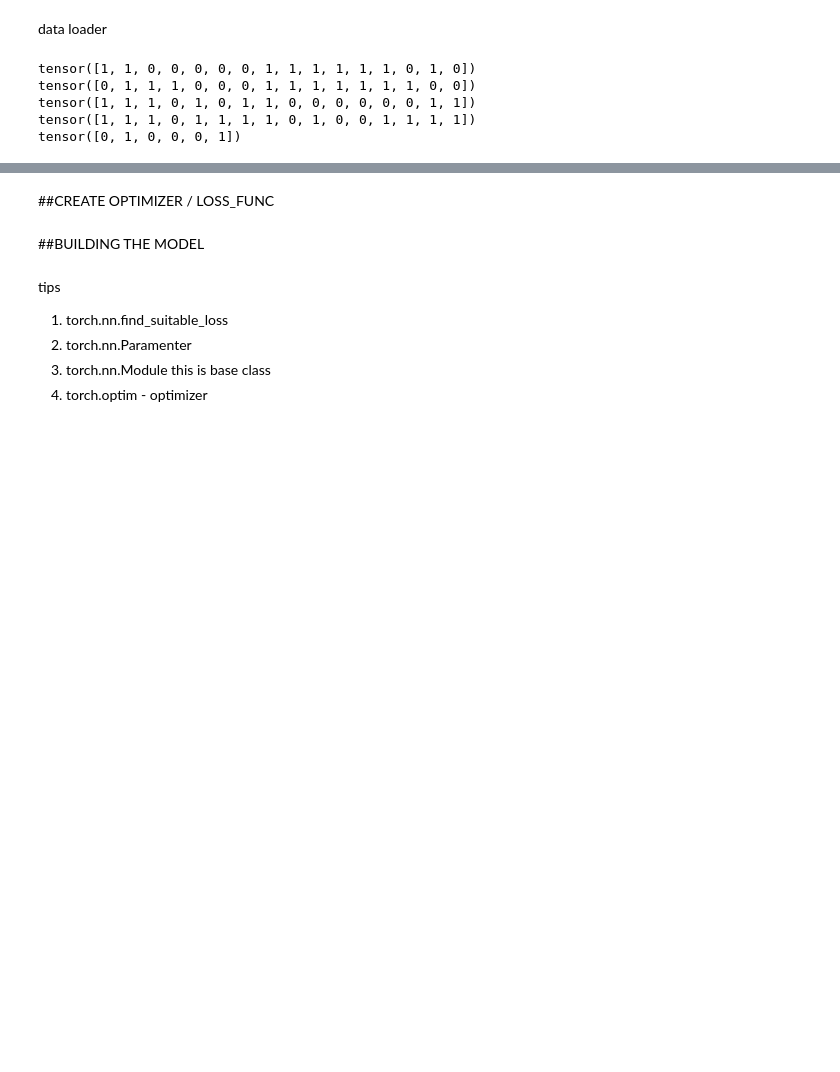
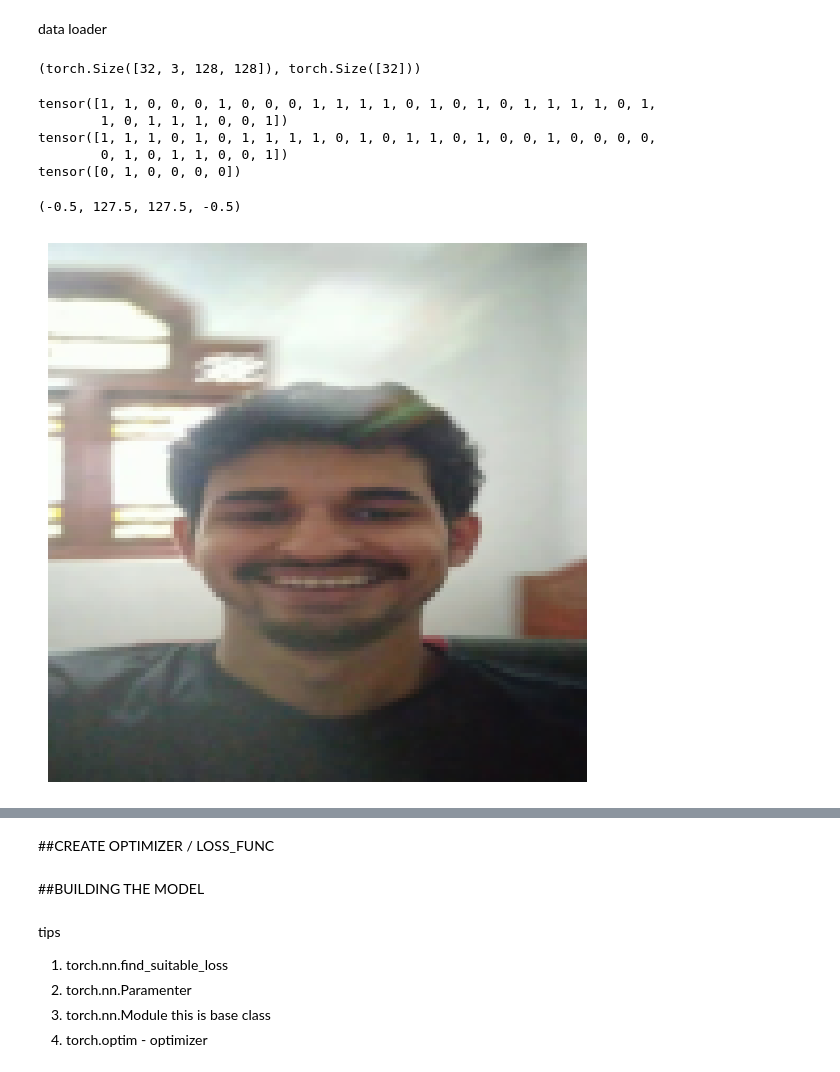
Before and after one commit to AhamedShimak/My-AI-Projects, a Jupyter notebook: happy_or_sad.ipynb, the cells around one changed output, grey strips where cells are left out. Drawn from its saved outputs; the diff is of its cells as text; code cells hidden in the pictures; blank space fills up the shorter version.

```diff
--- a/happy_or_sad.ipynb
+++ b/happy_or_sad.ipynb
@@ -609,11 +613,13 @@ torch.utils.data.Dataset -> torch.utils.data.DataLoader
 # %%
 import torchvision.transforms as transforms
 data_transform = transforms.Compose([
-    transforms.Resize((64, 64)),  # Resize image to (224, 224)
+    transforms.Resize((128, 128)),  # Resize image to (224, 224)
+    #transforms.TrivialAugmentWide(2),
+
     transforms.ToTensor(),  # Convert PIL image to tensor
-    transforms.RandomHorizontalFlip(0.5) # Normalize image tensor
+    #transforms.RandomHorizontalFlip(0.5) # Normalize image tensor
 ])
 # %%
 from torchvision import datasets
 
-data=datasets.ImageFolder(root="/content/data/",transform=data_transform, target_transform=None)
+data=datasets.ImageFolder(root="/content/data_2/",transform=data_transform, target_transform=None)
@@ -632,5 +651,5 @@ torchvision.datasets.folder.ImageFolder
 # %%
-train_dataset, test_dataset = torch.utils.data.random_split(data, [279, 70])
+train_dataset, test_dataset = torch.utils.data.random_split(data, [int(len(data)*0.8), int(len(data)-int(len(data)*0.8))])
 # %%
 int(len(data)*0.8),(len(data)-int(len(data)*0.8))
 # %% [output]
@@ -650,15 +680,27 @@ len(train_dataset.dataset.targets)
 # %% [markdown]
 data loader
 # %%
-batch_size = 16
+batch_size = 32
 train_data_loader = torch.utils.data.DataLoader(train_dataset, batch_size=batch_size, shuffle=True)
 test_data_loader = torch.utils.data.DataLoader(test_dataset, batch_size=batch_size, shuffle=False)
+# %%
+(x,y)=next(iter(test_data_loader))
+x.shape,y.shape
+# %% [output]
+(torch.Size([32, 3, 128, 128]), torch.Size([32]))
 # %%
 for batch,(img,label) in enumerate(test_data_loader):
   print(label)
 # %% [output]
-tensor([1, 1, 0, 0, 0, 0, 0, 1, 1, 1, 1, 1, 1, 0, 1, 0])
-tensor([0, 1, 1, 1, 0, 0, 0, 1, 1, 1, 1, 1, 1, 1, 0, 0])
-tensor([1, 1, 1, 0, 1, 0, 1, 1, 0, 0, 0, 0, 0, 0, 1, 1])
-tensor([1, 1, 1, 0, 1, 1, 1, 1, 0, 1, 0, 0, 1, 1, 1, 1])
-tensor([0, 1, 0, 0, 0, 1])
+tensor([1, 1, 0, 0, 0, 1, 0, 0, 0, 1, 1, 1, 1, 0, 1, 0, 1, 0, 1, 1, 1, 1, 0, 1,
+        1, 0, 1, 1, 1, 0, 0, 1])
+tensor([1, 1, 1, 0, 1, 0, 1, 1, 1, 1, 0, 1, 0, 1, 1, 0, 1, 0, 0, 1, 0, 0, 0, 0,
+        0, 1, 0, 1, 1, 0, 0, 1])
+tensor([0, 1, 0, 0, 0, 0])
+# %%
+plt.figure(figsize=(7,7))
+plt.imshow(img[0].permute(1,2,0))
+plt.axis(False)
+# %% [output]
+(-0.5, 127.5, 127.5, -0.5)
+[figure, added]
```
Also changed, not shown: parts of 20 cells of this notebook.
